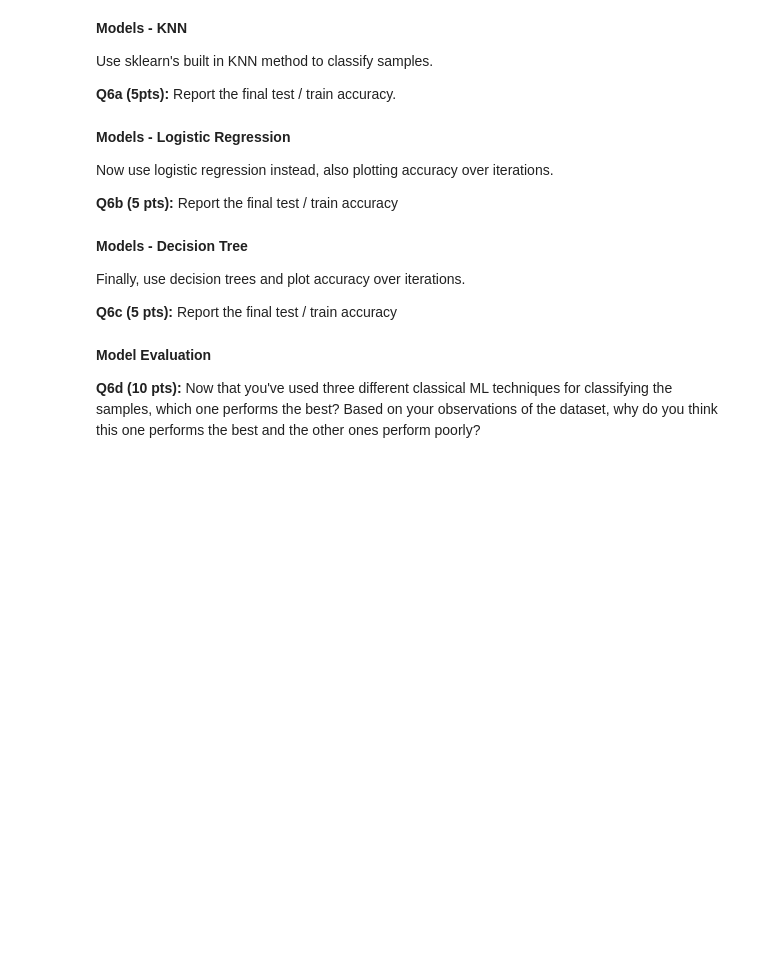
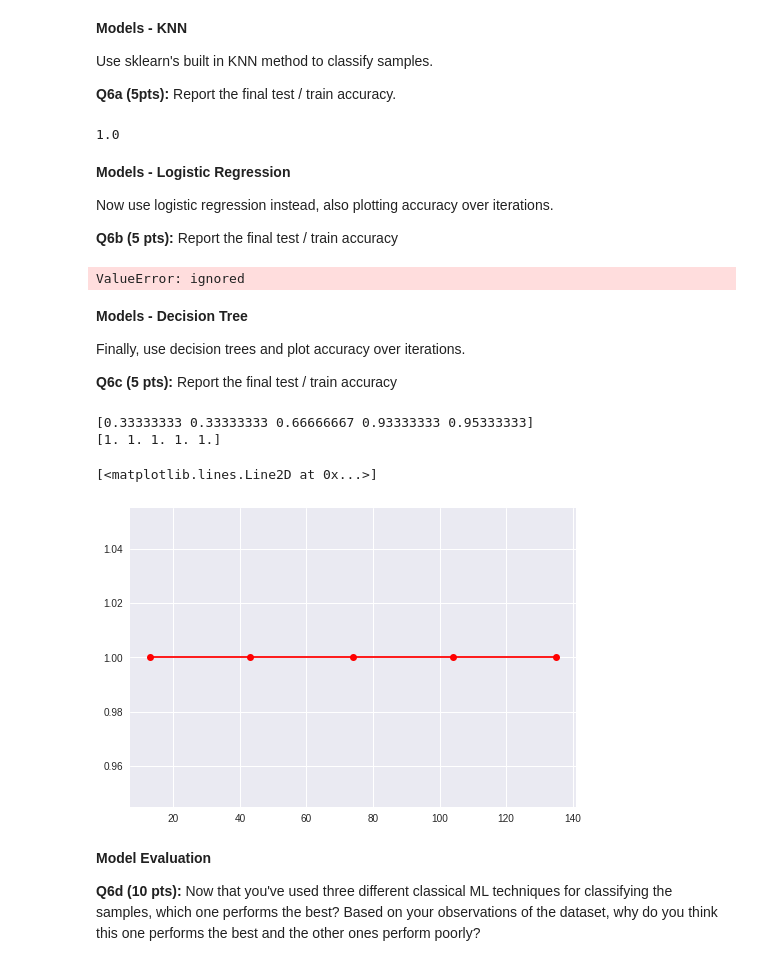
Before and after one commit to ymann/CIS700-Deep-Learning, a Jupyter notebook: HW0.ipynb, the cells around one changed output. Saved outputs shown, nothing was run; the diff lists cells and outputs as text; code cells hidden in the pictures; blank space fills up the shorter version.

```diff
--- a/HW0.ipynb
+++ b/HW0.ipynb
@@ -201,6 +280,9 @@ means are in a table. For those not familiar with numpy and/or panda, here are a
 **Splitting Dataset**
 
 Use sklearn to do a 60-20-20 split of the dataset into train, evaluation and test sets.
+# %%
+X_train, X_test, y_train, y_test = train_test_split(X, y, test_size=0.2, random_state=1)
+X_train, X_val, y_train, y_val = train_test_split(X_train, y_train, test_size=0.25, random_state=1)
 # %% [markdown]
 ## Building Models (25 pts)
 # %% [markdown]
@@ -209,18 +291,82 @@ Use sklearn to do a 60-20-20 split of the dataset into train, evaluation and tes
 Use sklearn's built in KNN method to classify samples.
 
 **Q6a (5pts):** Report the final test / train accuracy.
+# %%
+max_score = 0
+best_k = 0
+
+for k in range(1,30):
+  knn = KNeighborsClassifier(n_neighbors=k)
+  knn.fit(X_train,y_train)
+  score = knn.score(X_val,y_val)
+  best_k = k if score > max_score else best_k
+  max_score = score if score > max_score else max_score
+
+knn = KNeighborsClassifier(n_neighbors=best_k)
+knn.fit(X_train,y_train)
+score = knn.score(X_test,y_test)
+score
+# %% [output]
+1.0
 # %% [markdown]
 **Models - Logistic Regression**
 
 Now use logistic regression instead, also plotting accuracy over iterations.
 
 **Q6b (5 pts):** Report the final test / train accuracy
+# %%
+best_c = 0
+max_score = 0
+
+for c in range(-4,4):
+  if c==0:
+    continue
+  model = LogisticRegression(solver='lbfgs', multi_class='auto', random_state=0, penalty="l2", C=(10**(c)))
+  model.fit(X_train,y_train)
+  score = model.score(X_val,y_val)
+  best_c = c if score > max_score else best_c
+  max_score = score if score > max_score else max_score
+
+X = iris.data
+y = iris.target
+model = LogisticRegression(solver='lbfgs', multi_class='auto', random_state=0, penalty="l2", C=(10**(best_c)))
+train_sizes, train_scores, test_scores = learning_curve(model, X, y, cv=10, train_sizes=np.linspace(.1, 1.0, 5))
+# model.fit(X_train,y_train)
+# model.score(X_test,y_test)
+# %% [output]
+ValueError: ignored
 # %% [markdown]
 **Models - Decision Tree**
 
 Finally, use decision trees and plot accuracy over iterations.
 
 **Q6c (5 pts):** Report the final test / train accuracy
+# %%
+best_d = 0
+max_score = 0
+
+for d in range(1,30):
+  model = tree.DecisionTreeClassifier(max_depth=d)
+  model.fit(X_train,y_train)
+  score = model.score(X_val,y_val)
+  best_d = d if score > max_score else best_d
+  max_score = score if score > max_score else max_score
+
+X = iris.data
+y = iris.target
+model = tree.DecisionTreeClassifier(max_depth=d)
+train_sizes, train_scores, test_scores = learning_curve(model, X, y, cv=10, train_sizes=np.linspace(.1, 1.0, 5))
+
+train_scores_mean = np.mean(train_scores, axis=1)
+test_scores_mean = np.mean(test_scores, axis=1)
+print(test_scores_mean)
+print(train_scores_mean)
+plt.plot(train_sizes, train_scores_mean, 'o-', color="r", label="Training score")
+# %% [output]
+[0.33333333 0.33333333 0.66666667 0.93333333 0.95333333]
+[1. 1. 1. 1. 1.]
+[<matplotlib.lines.Line2D at 0x...>]
+[figure, added]
 # %% [markdown]
 **Model Evaluation**
 
```
Also changed, not shown: parts of 8 cells of this notebook.
